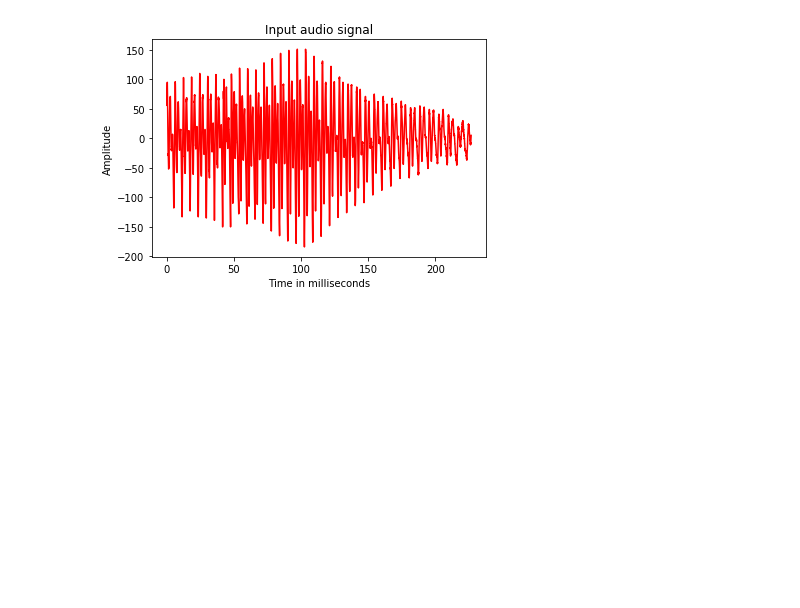
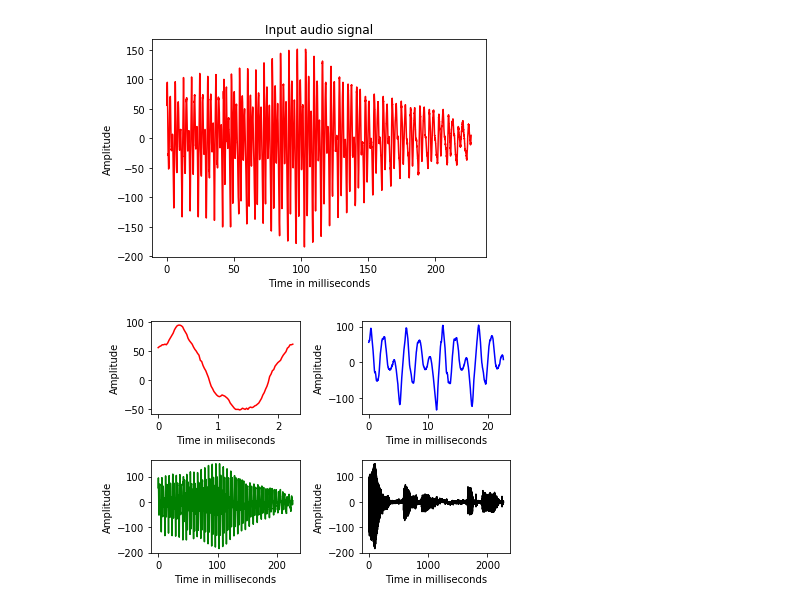
Before and after one commit to krishna0890227/Speech_Recognition, a Jupyter notebook: FFT_Of_inputaudio.ipynb, the cells around one changed output. Saved outputs shown, nothing was run; the diff lists cells and outputs as text; code cells hidden in the pictures; blank space fills up the shorter version.

```diff
--- a/FFT_Of_inputaudio.ipynb
+++ b/FFT_Of_inputaudio.ipynb
@@ -46,0 +43,10 @@ time_axis = 1000 * np.arange(0, len(audio_signal1), 1) / float(frequency_samplin
+# %%
+audio_signal1 = audio_signal[:100]
+audio_signal2=audio_signal[:1000]
+audio_signal3=audio_signal[:10000]
+audio_signal4=audio_signal[:100000]
+# %%
+time_axis1 = 1000 * np.arange(0, len(audio_signal1), 1) / float(frequency_sampling)
+time_axis2 = 1000 * np.arange(0, len(audio_signal2), 1) / float(frequency_sampling)
+time_axis3 = 1000 * np.arange(0, len(audio_signal3), 1) / float(frequency_sampling)
+time_axis4 = 1000 * np.arange(0, len(audio_signal4), 1) / float(frequency_sampling)
@@ -54,3 +65,22 @@ plt.title('Input audio signal')
 plt.show()
 # %% [output]
 [figure]
+# %%
+fig1, ((ax1, ax2), (ax3, ax4))=plt.subplots(2,2)
+ax1.plot(time_axis1, audio_signal1, 'r-')
+ax1.set_xlabel('Time in miliseconds')
+ax1.set_ylabel('Amplitude')
+ax2.plot(time_axis2, audio_signal2, 'b-')
+ax2.set_xlabel('Time in milliseconds')
+ax2.set_ylabel('Amplitude')
+ax3.plot(time_axis3, audio_signal3, 'g-')
+ax3.set_xlabel('Time in milliseconds')
+ax3.set_ylabel('Amplitude')
+ax4.plot(time_axis4, audio_signal4, 'k-')
+ax4.set_xlabel('Time in milliseconds')
+ax4.set_ylabel('Amplitude')
+#fig1.suptitle('Distribution Speech Signal')
+plt.tight_layout()
+plt.show()
+# %% [output]
+[figure, added]
```
Also changed, not shown: parts of 7 cells of this notebook.
